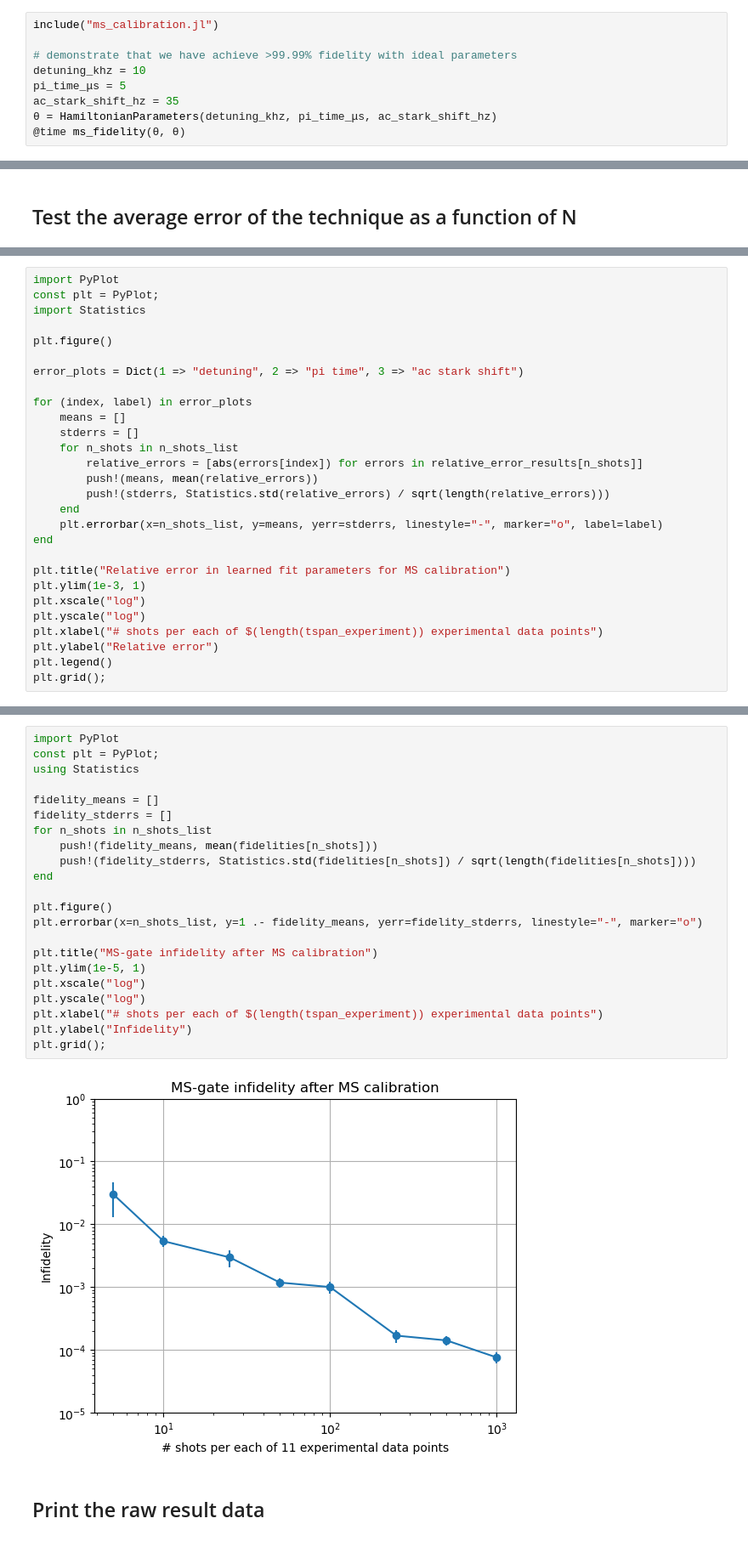
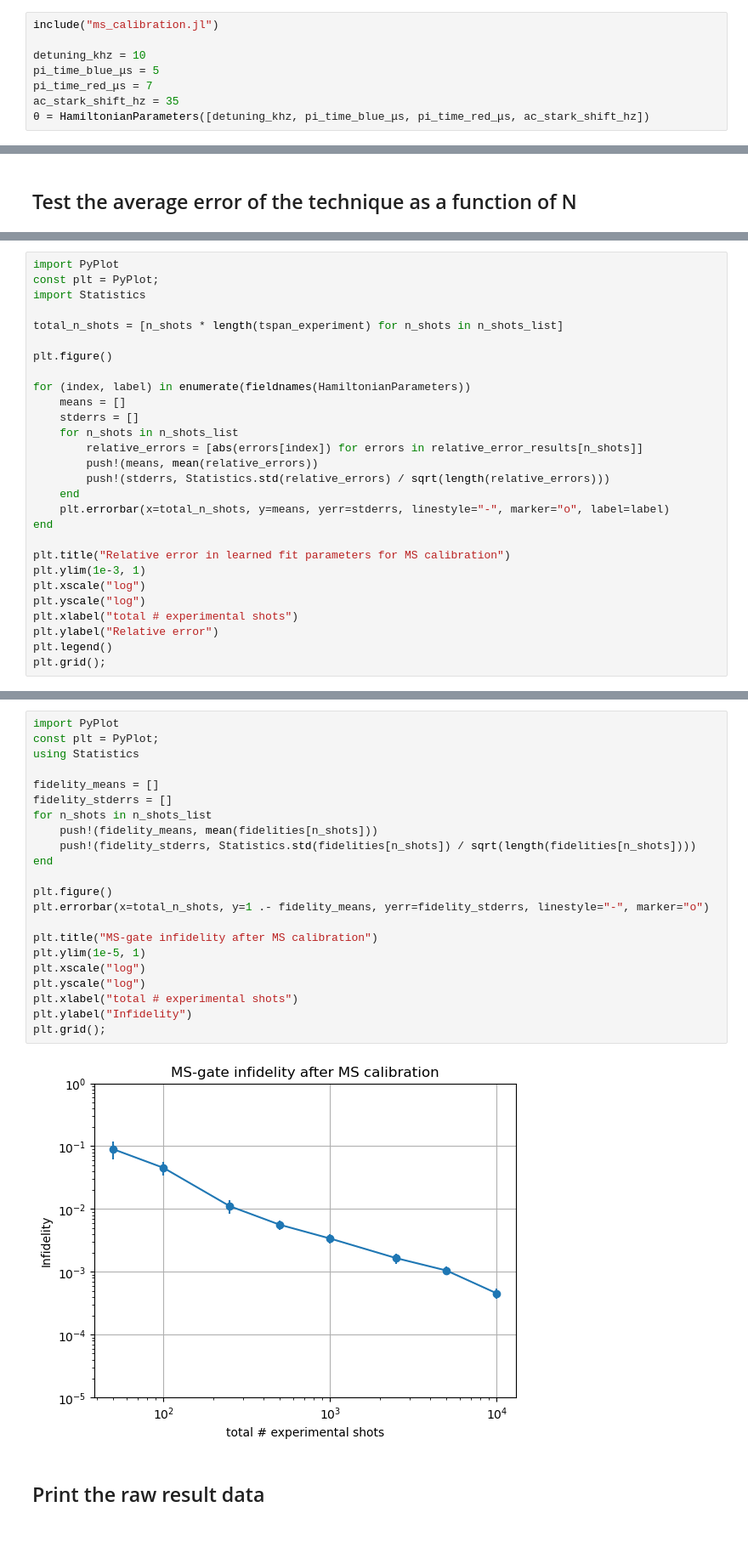
Before and after one commit to HaeffnerLab/hamiltonian-learning, a Jupyter notebook: MS_Calibration_Prototype.ipynb, the cells around one changed output, grey strips where cells are left out. Shown: that part at 85% size. Saved outputs shown, nothing was run; the diff lists cells and outputs as text.

```diff
--- a/MS_Calibration_Prototype.ipynb
+++ b/MS_Calibration_Prototype.ipynb
@@ -3,10 +3,9 @@
 # %%
 include("ms_calibration.jl")
 
-# demonstrate that we have achieve >99.99% fidelity with ideal parameters
 detuning_khz = 10
-pi_time_μs = 5
+pi_time_blue_μs = 5
+pi_time_red_μs = 7
 ac_stark_shift_hz = 35
-θ = HamiltonianParameters(detuning_khz, pi_time_μs, ac_stark_shift_hz)
-@time ms_fidelity(θ, θ)
+θ = HamiltonianParameters([detuning_khz, pi_time_blue_μs, pi_time_red_μs, ac_stark_shift_hz])
 # %% [output]
@@ -143,11 +121,11 @@ import PyPlot
 const plt = PyPlot;
 import Statistics
 
+total_n_shots = [n_shots * length(tspan_experiment) for n_shots in n_shots_list]
+
 plt.figure()
 
-error_plots = Dict(1 => "detuning", 2 => "pi time", 3 => "ac stark shift")
-
-for (index, label) in error_plots
+for (index, label) in enumerate(fieldnames(HamiltonianParameters))
     means = []
     stderrs = []
     for n_shots in n_shots_list
@@ -155,14 +133,14 @@ for (index, label) in error_plots
         push!(means, mean(relative_errors))
         push!(stderrs, Statistics.std(relative_errors) / sqrt(length(relative_errors)))
     end
-    plt.errorbar(x=n_shots_list, y=means, yerr=stderrs, linestyle="-", marker="o", label=label)
+    plt.errorbar(x=total_n_shots, y=means, yerr=stderrs, linestyle="-", marker="o", label=label)
 end
 
 plt.title("Relative error in learned fit parameters for MS calibration")
 plt.ylim(1e-3, 1)
 plt.xscale("log")
 plt.yscale("log")
-plt.xlabel("# shots per each of $(length(tspan_experiment)) experimental data points")
+plt.xlabel("total # experimental shots")
 plt.ylabel("Relative error")
 plt.legend()
 plt.grid();
@@ -171,27 +149,27 @@ plt.grid();
 # %%
 import PyPlot
 const plt = PyPlot;
 using Statistics
 
 fidelity_means = []
 fidelity_stderrs = []
 for n_shots in n_shots_list
     push!(fidelity_means, mean(fidelities[n_shots]))
     push!(fidelity_stderrs, Statistics.std(fidelities[n_shots]) / sqrt(length(fidelities[n_shots])))
 end
 
 plt.figure()
-plt.errorbar(x=n_shots_list, y=1 .- fidelity_means, yerr=fidelity_stderrs, linestyle="-", marker="o")
+plt.errorbar(x=total_n_shots, y=1 .- fidelity_means, yerr=fidelity_stderrs, linestyle="-", marker="o")
 
 plt.title("MS-gate infidelity after MS calibration")
 plt.ylim(1e-5, 1)
 plt.xscale("log")
 plt.yscale("log")
-plt.xlabel("# shots per each of $(length(tspan_experiment)) experimental data points")
+plt.xlabel("total # experimental shots")
 plt.ylabel("Infidelity")
 plt.grid();
 # %% [output]
-[figure, old version]
+[figure, new version]
 # %% [markdown]
 ## Print the raw result data
 # %%
```
Also changed, not shown: parts of 8 cells of this notebook, 1 other file.
